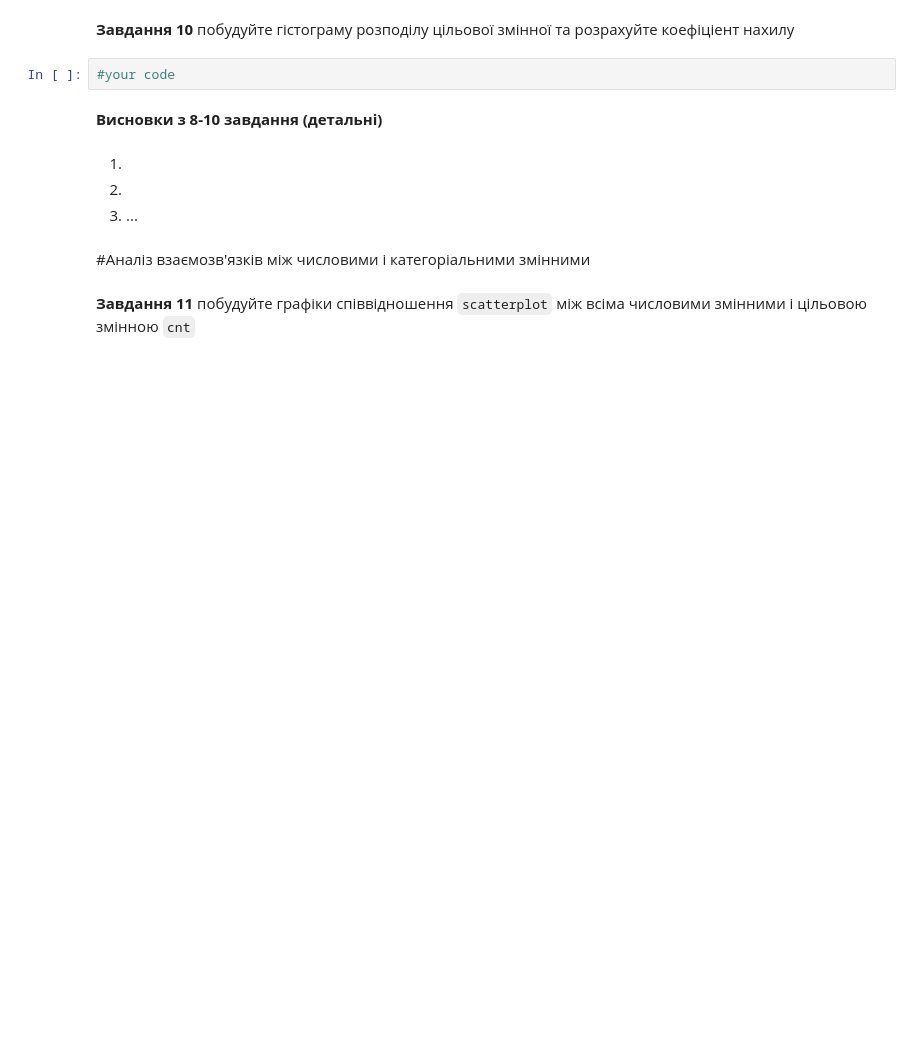
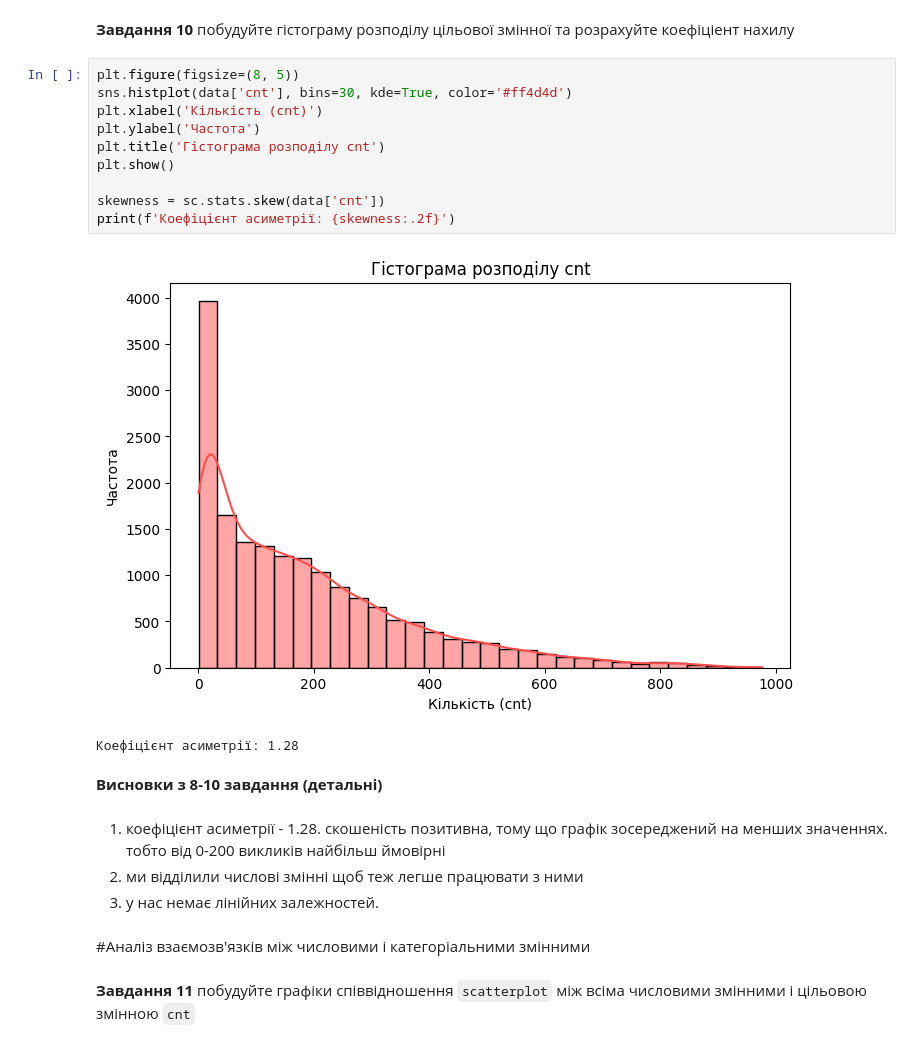
Before and after one commit to newiide/AI_LABS, a Jupyter notebook: Task4_Regression_basicAI.ipynb, the cells around one changed output. Drawn from its saved outputs; the diff is of its cells as text; blank space fills up the shorter version.

```diff
--- a/Task4_Regression_basicAI.ipynb
+++ b/Task4_Regression_basicAI.ipynb
@@ -301,15 +303,26 @@ for variable, subplot in zip(data_categorical.columns, ax.flatten()):
 # %% [markdown]
 **Завдання 10** побудуйте гістограму розподілу цільової змінної та розрахуйте коефіціент нахилу
-# %%
-#your code
+# %%
+plt.figure(figsize=(8, 5))
+sns.histplot(data['cnt'], bins=30, kde=True, color='#ff4d4d')
+plt.xlabel('Кількість (cnt)')
+plt.ylabel('Частота')
+plt.title('Гістограма розподілу cnt')
+plt.show()
+
+skewness = sc.stats.skew(data['cnt'])
+print(f'Коефіцієнт асиметрії: {skewness:.2f}')
+# %% [output]
+[figure, added]
+Коефіцієнт асиметрії: 1.28
 # %% [markdown]
 **Висновки з 8-10 завдання (детальні)**
-# %% [markdown]
-
-
-1.
-2.
-3. ...
+# %% [markdown]
+
+
+1.   коефіцієнт асиметрії - 1.28. скошеність позитивна, тому що графік зосереджений на менших значеннях. тобто від 0-200 викликів найбільш ймовірні
+2.   ми відділили числові змінні щоб теж легше працювати з ними
+3.   у нас немає лінійних залежностей.
 # %% [markdown]
 #Аналіз взаємозв'язків між числовими і категоріальними змінними
 # %% [markdown]
```
Also changed, not shown: parts of 29 cells of this notebook.
